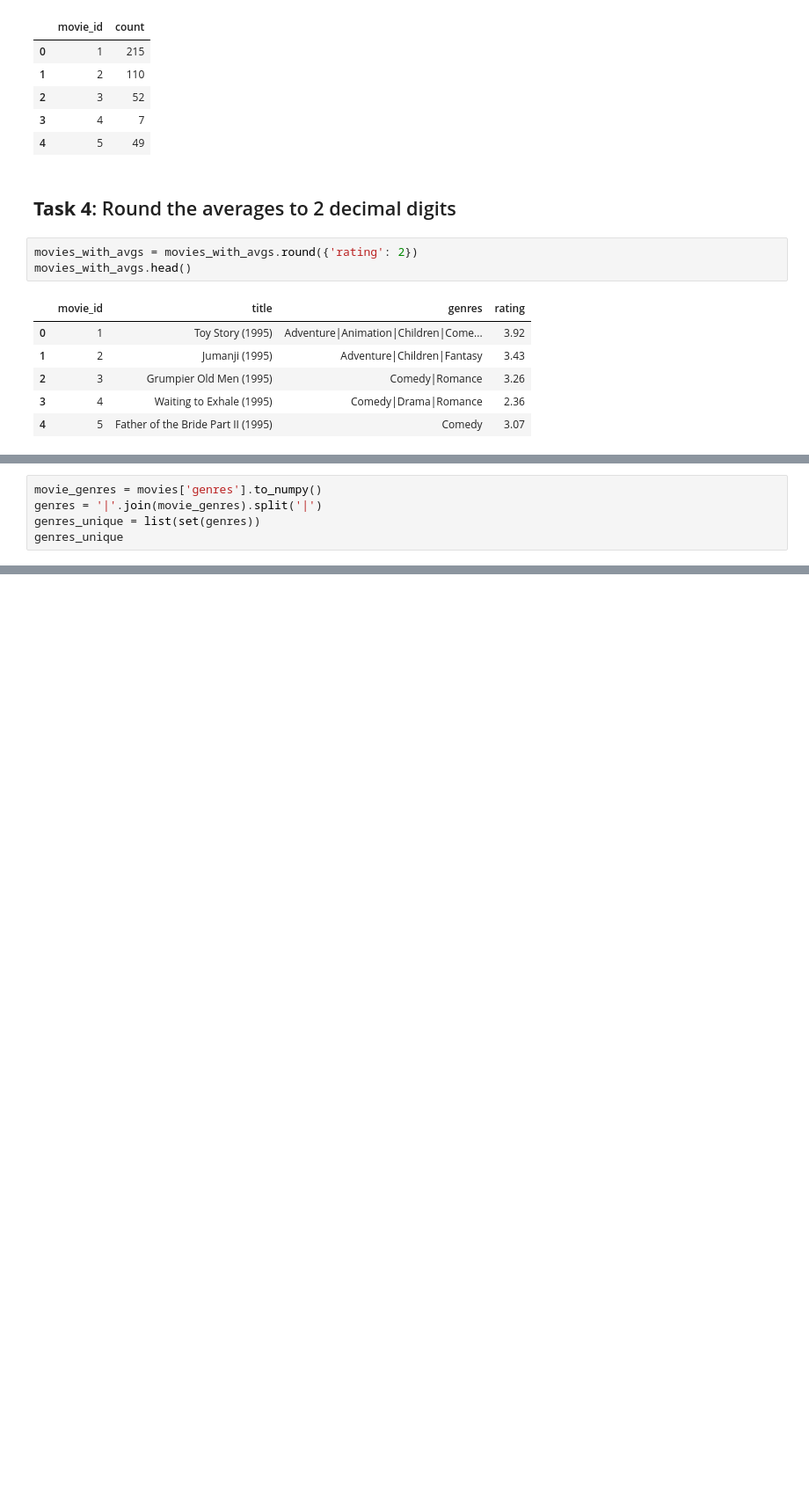
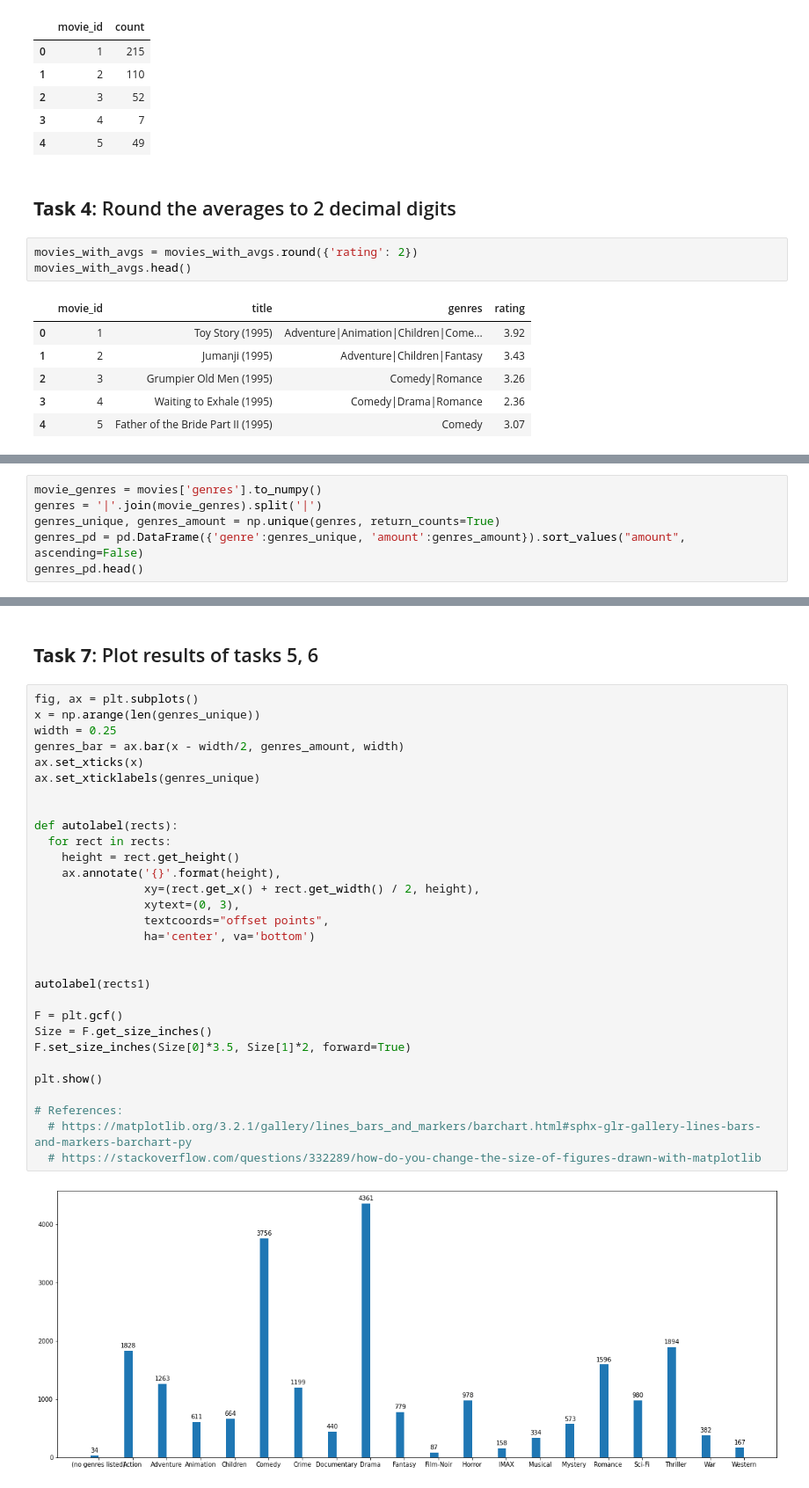
Before and after one commit to cardosorrenan/alura-QuarentenaDados, a Jupyter notebook: Day01.ipynb, the cells around one changed output, grey strips where cells are left out. Shown: that part at 88% size. Cells and saved outputs as stored; diff of their text form; blank space fills up the shorter version.

Commit message:
Day 01: Task 06, 07

```diff
--- a/Day01.ipynb
+++ b/Day01.ipynb
@@ -64,6 +85,7 @@ movies_with_avgs.head()
 # %%
 movie_genres = movies['genres'].to_numpy()
 genres = '|'.join(movie_genres).split('|')
-genres_unique = list(set(genres))
-genres_unique
+genres_unique, genres_amount = np.unique(genres, return_counts=True)
+genres_pd = pd.DataFrame({'genre':genres_unique, 'amount':genres_amount}).sort_values("amount", ascending=False)
+genres_pd.head()
 # %% [output]
@@ -89,0 +98,34 @@ genres_unique
+# %% [markdown]
+## **Task 7**: Plot results of tasks 5, 6
+# %%
+fig, ax = plt.subplots()
+x = np.arange(len(genres_unique))
+width = 0.25
+genres_bar = ax.bar(x - width/2, genres_amount, width)
+ax.set_xticks(x)
+ax.set_xticklabels(genres_unique)
+
+
+def autolabel(rects):
+  for rect in rects:
+    height = rect.get_height()
+    ax.annotate('{}'.format(height),
+                xy=(rect.get_x() + rect.get_width() / 2, height),
+                xytext=(0, 3),
+                textcoords="offset points",
+                ha='center', va='bottom')
+
+
+autolabel(rects1)
+
+F = plt.gcf()
+Size = F.get_size_inches()
+F.set_size_inches(Size[0]*3.5, Size[1]*2, forward=True)
+
+plt.show()
+
+# References:
+  # https://matplotlib.org/3.2.1/gallery/lines_bars_and_markers/barchart.html#sphx-glr-gallery-lines-bars-and-markers-barchart-py
+  # https://stackoverflow.com/questions/332289/how-do-you-change-the-size-of-figures-drawn-with-matplotlib
+# %% [output]
+[figure, added]
```
Also changed, not shown: parts of 6 cells of this notebook.
